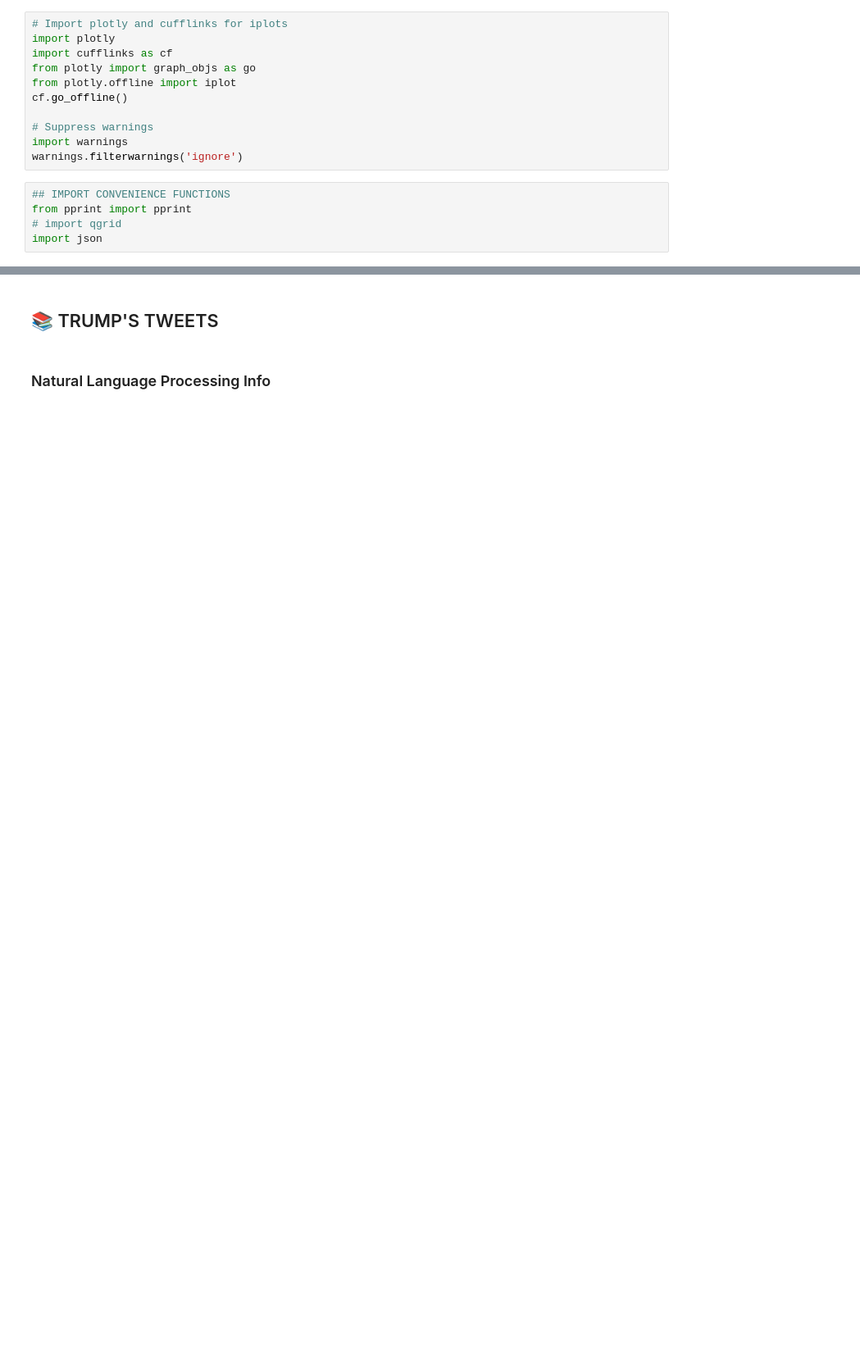
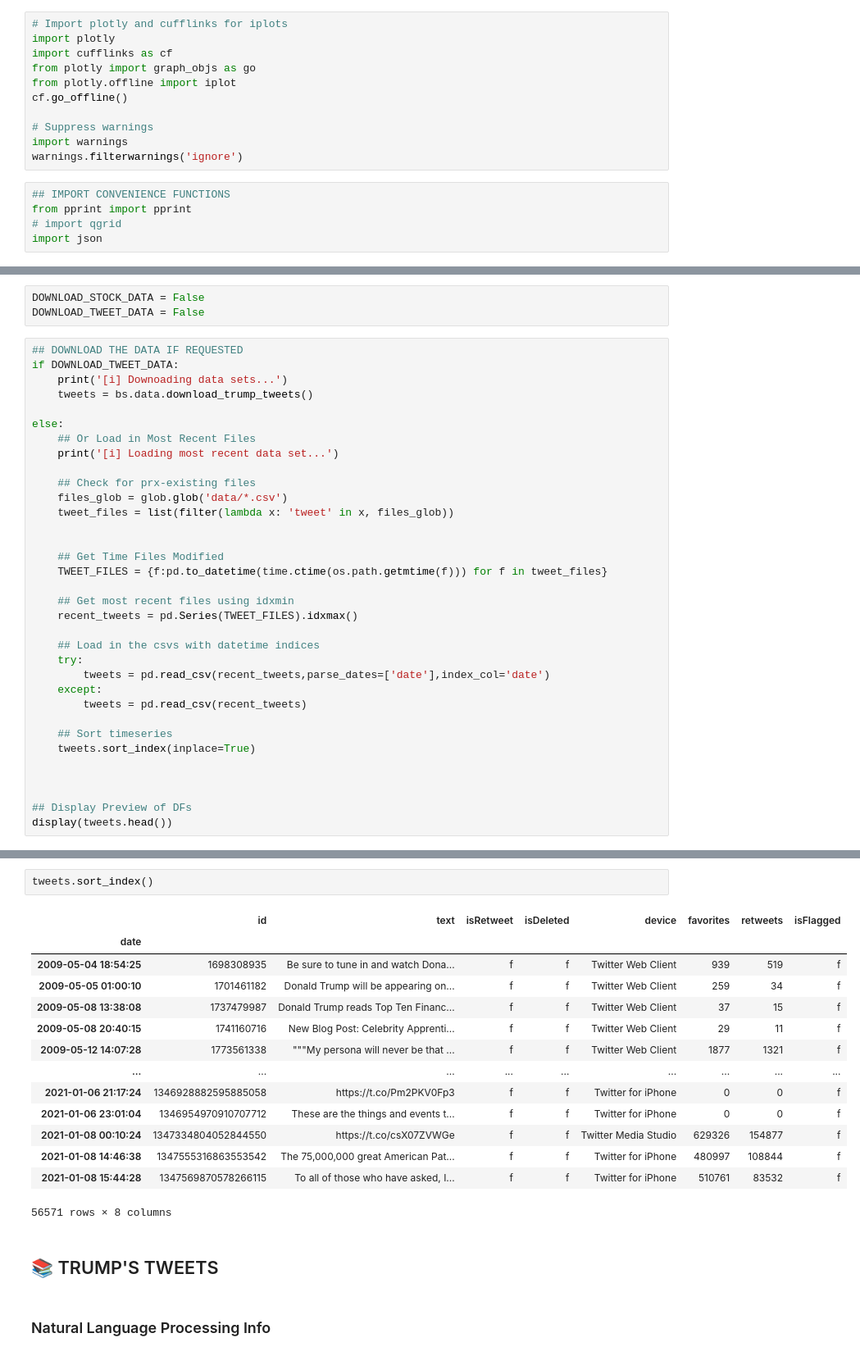
Before and after one commit to jirvingphd/dsc-5-capstone-project-online-ds-ft-021119, a Jupyter notebook: Capstone_Project_part1_NLP.ipynb, the cells around one changed output, grey strips where cells are left out. Shown at 82% size. Saved outputs shown, nothing was run; the diff lists cells and outputs as text; blank space fills up the shorter version.

Commit message:
Added programmtic updating of data

```diff
--- a/Capstone_Project_part1_NLP.ipynb
+++ b/Capstone_Project_part1_NLP.ipynb
@@ -220,0 +232,37 @@ file_dict = io.def_filename_dictionary(load_prior=False, save_directory=True)
+# %%
+DOWNLOAD_STOCK_DATA = False
+DOWNLOAD_TWEET_DATA = False
+# %%
+## DOWNLOAD THE DATA IF REQUESTED
+if DOWNLOAD_TWEET_DATA:
+    print('[i] Downoading data sets...')
+    tweets = bs.data.download_trump_tweets()
+
+else:
+    ## Or Load in Most Recent Files
+    print('[i] Loading most recent data set...')
+
+    ## Check for prx-existing files
+    files_glob = glob.glob('data/*.csv')
+    tweet_files = list(filter(lambda x: 'tweet' in x, files_glob))
+
+
+    ## Get Time Files Modified
+    TWEET_FILES = {f:pd.to_datetime(time.ctime(os.path.getmtime(f))) for f in tweet_files}
+
+    ## Get most recent files using idxmin
+    recent_tweets = pd.Series(TWEET_FILES).idxmax()
+
+    ## Load in the csvs with datetime indices
+    try:
+        tweets = pd.read_csv(recent_tweets,parse_dates=['date'],index_col='date')
+    except:
+        tweets = pd.read_csv(recent_tweets)
+
+    ## Sort timeseries
+    tweets.sort_index(inplace=True)
+
+
+
+## Display Preview of DFs
+display(tweets.head())
@@ -221,3 +324,20 @@ file_dict = io.def_filename_dictionary(load_prior=False, save_directory=True)
+# %%
+tweets.sort_index()
+# %% [output]
+|  | id | text | isRetweet | isDeleted | device | favorites | retweets | isFlagged |
+| date |  |  |  |  |  |  |  |  |
+| 2009-05-04 18:54:25 | 1698308935 | Be sure to tune in and watch Dona... | f | f | Twitter Web Client | 939 | 519 | f |
+| 2009-05-05 01:00:10 | 1701461182 | Donald Trump will be appearing on... | f | f | Twitter Web Client | 259 | 34 | f |
+| 2009-05-08 13:38:08 | 1737479987 | Donald Trump reads Top Ten Financ... | f | f | Twitter Web Client | 37 | 15 | f |
+| 2009-05-08 20:40:15 | 1741160716 | New Blog Post: Celebrity Apprenti... | f | f | Twitter Web Client | 29 | 11 | f |
+| 2009-05-12 14:07:28 | 1773561338 | """My persona will never be that ... | f | f | Twitter Web Client | 1877 | 1321 | f |
+| ... | ... | ... | ... | ... | ... | ... | ... | ... |
+| 2021-01-06 21:17:24 | 1346928882595885058 | https://t.co/Pm2PKV0Fp3 | f | f | Twitter for iPhone | 0 | 0 | f |
+| 2021-01-06 23:01:04 | 1346954970910707712 | These are the things and events t... | f | f | Twitter for iPhone | 0 | 0 | f |
+| 2021-01-08 00:10:24 | 1347334804052844550 | https://t.co/csX07ZVWGe | f | f | Twitter Media Studio | 629326 | 154877 | f |
+| 2021-01-08 14:46:38 | 1347555316863553542 | The 75,000,000 great American Pat... | f | f | Twitter for iPhone | 480997 | 108844 | f |
+| 2021-01-08 15:44:28 | 1347569870578266115 | To all of those who have asked, I... | f | f | Twitter for iPhone | 510761 | 83532 | f |
+56571 rows × 8 columns
 # %% [markdown]
 ## 📚 TRUMP'S TWEETS
 # %% [markdown]
```
Also changed, not shown: parts of 10 cells of this notebook, 5 other files.
